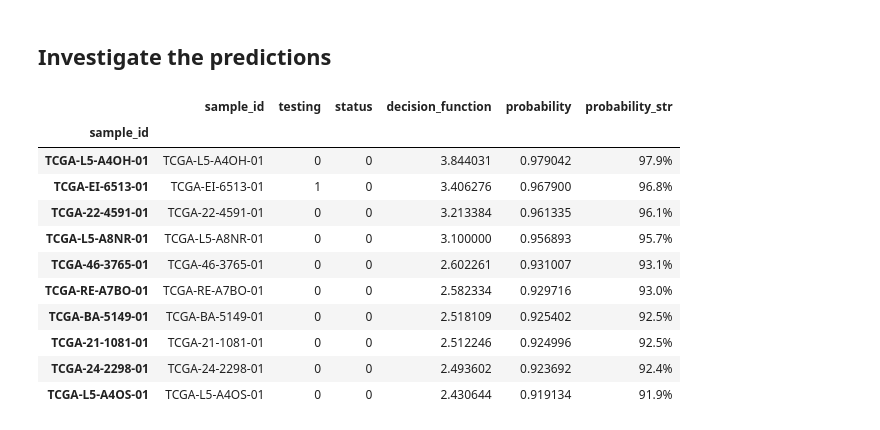
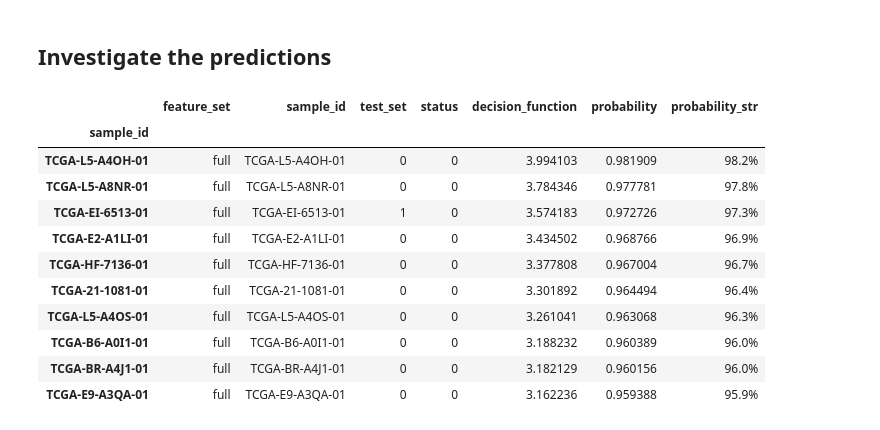
Before and after one commit to cognoma/machine-learning, a Jupyter notebook: 2.TCGA-MLexample-covariates.ipynb, the cells around one changed output. Cells and saved outputs as stored; diff of their text form; code cells hidden in the pictures.

```diff
--- a/2.TCGA-MLexample-covariates.ipynb
+++ b/2.TCGA-MLexample-covariates.ipynb
@@ -162,7 +178,11 @@ cv_pipelines = {mod: GridSearchCV(estimator=pipeline,
 # %%
-%%time
+st = time.perf_counter()
+
+# Fit the models
 for model, pipeline in cv_pipelines.items():
     print('Fitting CV for model: {0}'.format(model))
-    pipeline.fit(X=X_partitions.get(model).get('train'), y=y_train)
-# cv_pipeline_full.fit(X=X_train_full, y=y_train)
+    pipeline.fit(X=X_train, y=y_train)
+
+et = time.perf_counter()
+print('Time to fit models: {0}'.format(str(datetime.timedelta(seconds=et-st))))
 # %% [output]
@@ -220,8 +230,8 @@ ax.set_ylabel('Elastic net mixing parameter (l1_ratio)');
 # %%
 y_pred_dict = {
     model: {
-        'train': pipeline.decision_function(X_partitions[model]['train']),
-        'test':  pipeline.decision_function(X_partitions[model]['test'])
+        'train': pipeline.decision_function(X_train),
+        'test':  pipeline.decision_function(X_test)
     } for model, pipeline in cv_pipelines.items()
 }
 
@@ -324,35 +326,38 @@ coef_df_dict[model].head(10)
 # %% [markdown]
 ## Investigate the predictions
 # %%
-model = 'full'
-
-X_all = X_partitions[model]['train'].append(X_partitions[model]['test'])
-X_test_index = X_partitions[model]['test'].index
-y_all = y_train.append(y_test)
-
-predict_df = pd.DataFrame.from_items([
-    ('sample_id', X_all.index),
-    ('testing', X_all.index.isin(X_test_index).astype(int)),
-    ('status', y_all),
-    ('decision_function', final_pipelines[model].decision_function(X_all)),
-    ('probability', final_pipelines[model].predict_proba(X_all)[:, 1])
-])
+predict_df = pd.DataFrame()
+for model, pipeline in final_pipelines.items():
+    df = pd.DataFrame.from_items([
+        ('feature_set', model),
+        ('sample_id', X.index),
+        ('test_set', X.index.isin(X_test.index).astype(int)),
+        ('status', y),
+        ('decision_function', pipeline.decision_function(X)),
+        ('probability', pipeline.predict_proba(X)[:, 1])
+    ])
+    predict_df = predict_df.append(df)
 
 predict_df['probability_str'] = predict_df['probability'].apply('{:.1%}'.format)
 # %%
 # Top predictions amongst negatives (potential hidden responders)
-predict_df.sort_values('decision_function', ascending=False).query("status == 0").head(10)
+model = 'full'
+(predict_df
+    .sort_values('decision_function', ascending=False)
+    .query("status == 0 and feature_set == @model")
+    .head(10)
+)
 # %% [output]
-|  | sample_id | testing | status | decision_function | probability | probability_str |
-| sample_id |  |  |  |  |  |  |
-| TCGA-L5-A4OH-01 | TCGA-L5-A4OH-01 | 0 | 0 | 3.844031 | 0.979042 | 97.9% |
-| TCGA-EI-6513-01 | TCGA-EI-6513-01 | 1 | 0 | 3.406276 | 0.967900 | 96.8% |
-| TCGA-22-4591-01 | TCGA-22-4591-01 | 0 | 0 | 3.213384 | 0.961335 | 96.1% |
-| TCGA-L5-A8NR-01 | TCGA-L5-A8NR-01 | 0 | 0 | 3.100000 | 0.956893 | 95.7% |
-| TCGA-46-3765-01 | TCGA-46-3765-01 | 0 | 0 | 2.602261 | 0.931007 | 93.1% |
-| TCGA-RE-A7BO-01 | TCGA-RE-A7BO-01 | 0 | 0 | 2.582334 | 0.929716 | 93.0% |
-| TCGA-BA-5149-01 | TCGA-BA-5149-01 | 0 | 0 | 2.518109 | 0.925402 | 92.5% |
-| TCGA-21-1081-01 | TCGA-21-1081-01 | 0 | 0 | 2.512246 | 0.924996 | 92.5% |
-| TCGA-24-2298-01 | TCGA-24-2298-01 | 0 | 0 | 2.493602 | 0.923692 | 92.4% |
-| TCGA-L5-A4OS-01 | TCGA-L5-A4OS-01 | 0 | 0 | 2.430644 | 0.919134 | 91.9% |
+|  | feature_set | sample_id | test_set | status | decision_function | probability | probability_str |
+| sample_id |  |  |  |  |  |  |  |
+| TCGA-L5-A4OH-01 | full | TCGA-L5-A4OH-01 | 0 | 0 | 3.994103 | 0.981909 | 98.2% |
+| TCGA-L5-A8NR-01 | full | TCGA-L5-A8NR-01 | 0 | 0 | 3.784346 | 0.977781 | 97.8% |
+| TCGA-EI-6513-01 | full | TCGA-EI-6513-01 | 1 | 0 | 3.574183 | 0.972726 | 97.3% |
+| TCGA-E2-A1LI-01 | full | TCGA-E2-A1LI-01 | 0 | 0 | 3.434502 | 0.968766 | 96.9% |
+| TCGA-HF-7136-01 | full | TCGA-HF-7136-01 | 0 | 0 | 3.377808 | 0.967004 | 96.7% |
+| TCGA-21-1081-01 | full | TCGA-21-1081-01 | 0 | 0 | 3.301892 | 0.964494 | 96.4% |
+| TCGA-L5-A4OS-01 | full | TCGA-L5-A4OS-01 | 0 | 0 | 3.261041 | 0.963068 | 96.3% |
+| TCGA-B6-A0I1-01 | full | TCGA-B6-A0I1-01 | 0 | 0 | 3.188232 | 0.960389 | 96.0% |
+| TCGA-BR-A4J1-01 | full | TCGA-BR-A4J1-01 | 0 | 0 | 3.182129 | 0.960156 | 96.0% |
+| TCGA-E9-A3QA-01 | full | TCGA-E9-A3QA-01 | 0 | 0 | 3.162236 | 0.959388 | 95.9% |
 # %%
```
Also changed, not shown: parts of 31 cells of this notebook, 2 other files.
